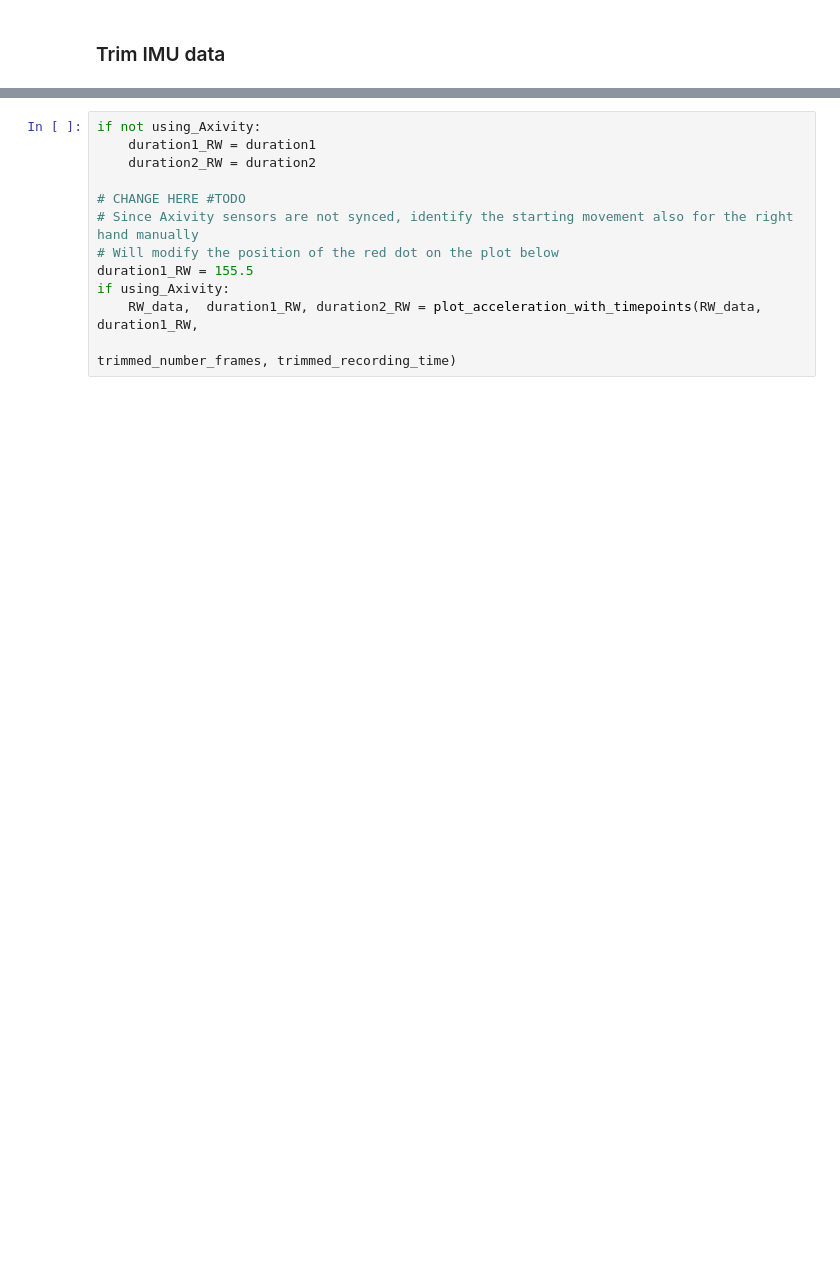
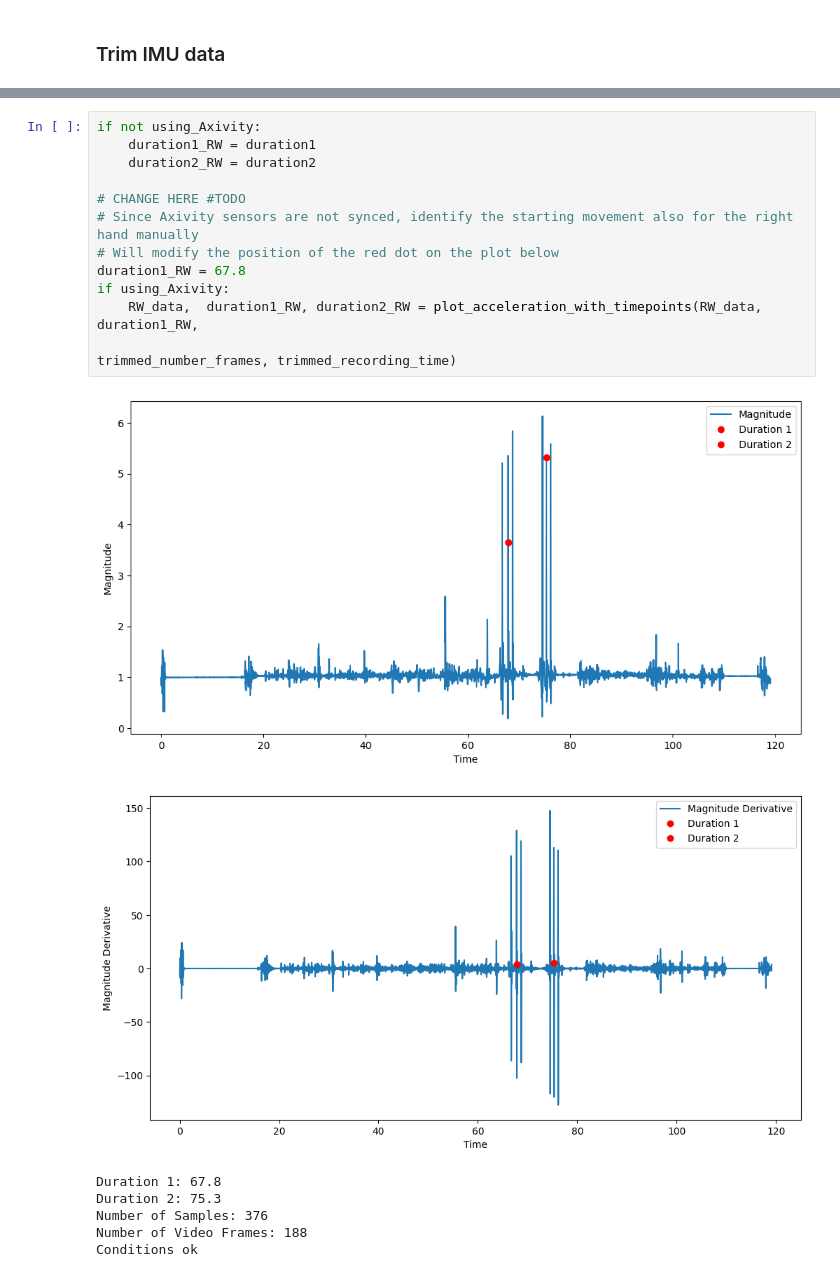
Before and after one commit to gloorli/ul-movement-tracking, a Jupyter notebook: src/synch_video_IMU.ipynb, the cells around one changed output, grey strips where cells are left out. Cells and saved outputs as stored; diff of their text form; blank space fills up the shorter version.

```diff
--- a/src/synch_video_IMU.ipynb
+++ b/src/synch_video_IMU.ipynb
@@ -226,12 +264,20 @@ Conditions ok
 # %%
 if not using_Axivity:
     duration1_RW = duration1
     duration2_RW = duration2
 
 # CHANGE HERE #TODO
 # Since Axivity sensors are not synced, identify the starting movement also for the right hand manually
 # Will modify the position of the red dot on the plot below
-duration1_RW = 155.5
+duration1_RW = 67.8
 if using_Axivity:
     RW_data,  duration1_RW, duration2_RW = plot_acceleration_with_timepoints(RW_data, duration1_RW,
                                                                        trimmed_number_frames, trimmed_recording_time)
+# %% [output]
+[figure, added]
+[figure, added]
+Duration 1: 67.8
+Duration 2: 75.3
+Number of Samples: 376
+Number of Video Frames: 188
+Conditions ok
```
Also changed, not shown: parts of 16 cells of this notebook, 2 other files.
